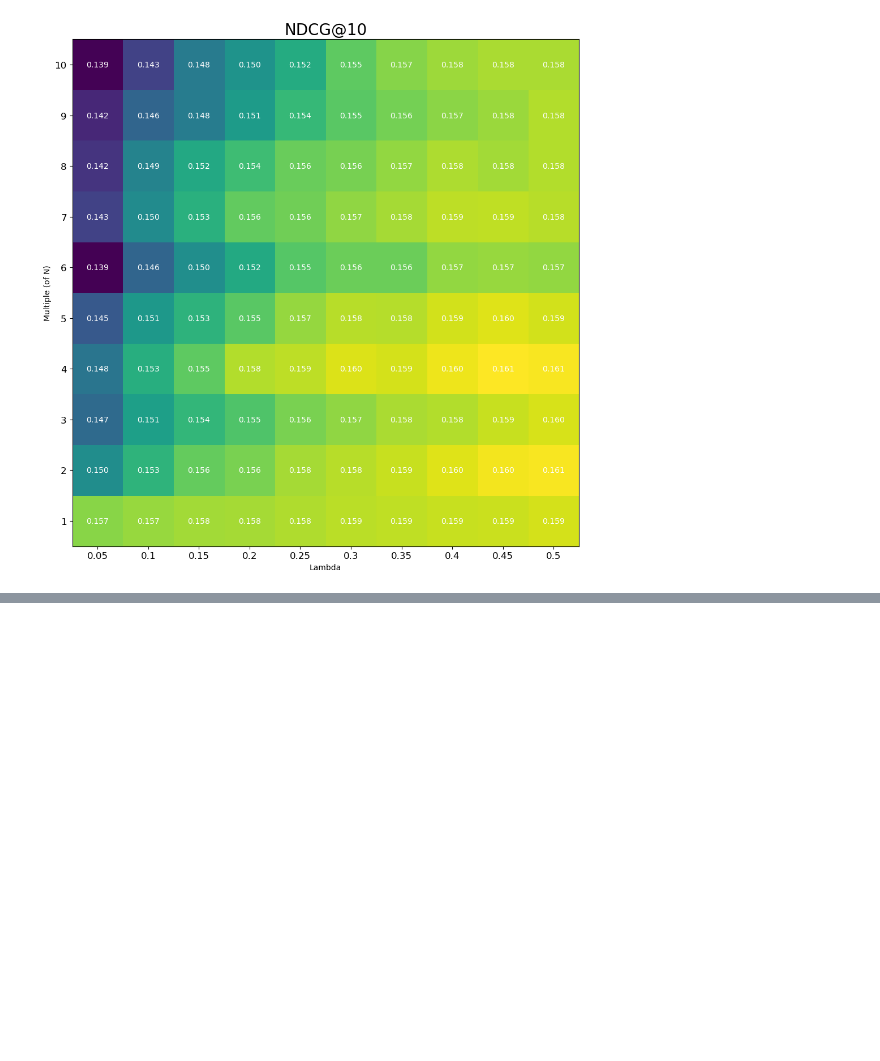
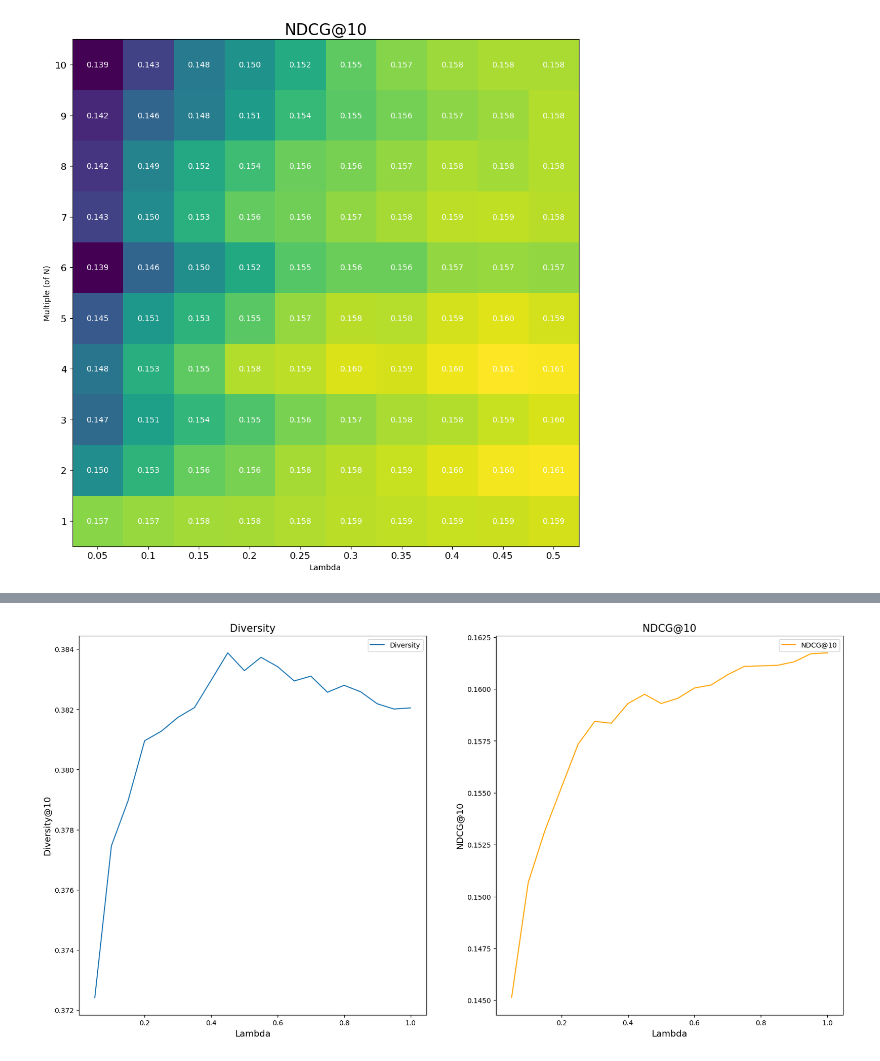
Before and after one commit to jonasfallmann/mmsr-24, a Jupyter notebook: diversity.ipynb, the cells around one changed output, grey strips where cells are left out. Saved outputs shown, nothing was run; the diff lists cells and outputs as text; code cells hidden in the pictures; blank space fills up the shorter version.

Commit message:
Add Plot for diversity

```diff
--- a/diversity.ipynb
+++ b/diversity.ipynb
@@ -126,0 +179,27 @@ plt.show()
+# %%
+# show ndcg and diversity results as a side by side lineplot for a multiple of 5
+fig, ax = plt.subplots(figsize=(20, 10), ncols=2, nrows=1)
+ax[0].plot(diversification_options, diversity_results[0], label="Diversity")
+ax[0].set_title("Diversity")
+ax[0].set_xlabel("Lambda")
+ax[0].set_ylabel("Diversity@10")
+ax[0].legend()
+
+ax[1].plot(diversification_options, ndcg_results[0], label="NDCG@10", color='orange')
+ax[1].set_title("NDCG@10")
+ax[1].set_xlabel("Lambda")
+ax[1].set_ylabel("NDCG@10")
+ax[1].legend()
+# set axis label fontsize to 15
+ax[0].xaxis.label.set_size(13)
+ax[0].yaxis.label.set_size(13)
+ax[1].xaxis.label.set_size(13)
+ax[1].yaxis.label.set_size(13)
+# set title fontsize to 20
+ax[0].title.set_size(15)
+ax[1].title.set_size(15)
+
+
+# overall title
+# %% [output]
+[figure, added]
```
Also changed, not shown: parts of 1 cell of this notebook.
